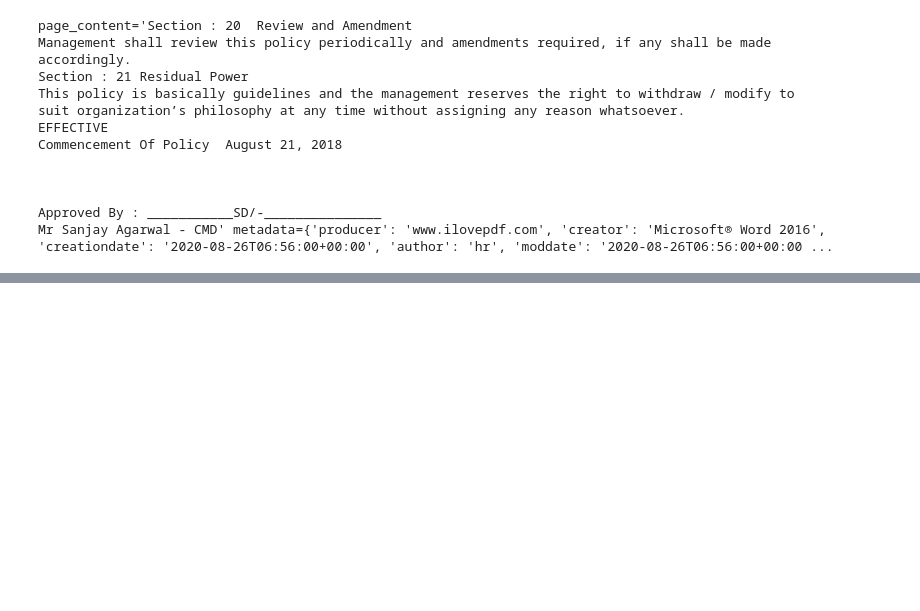
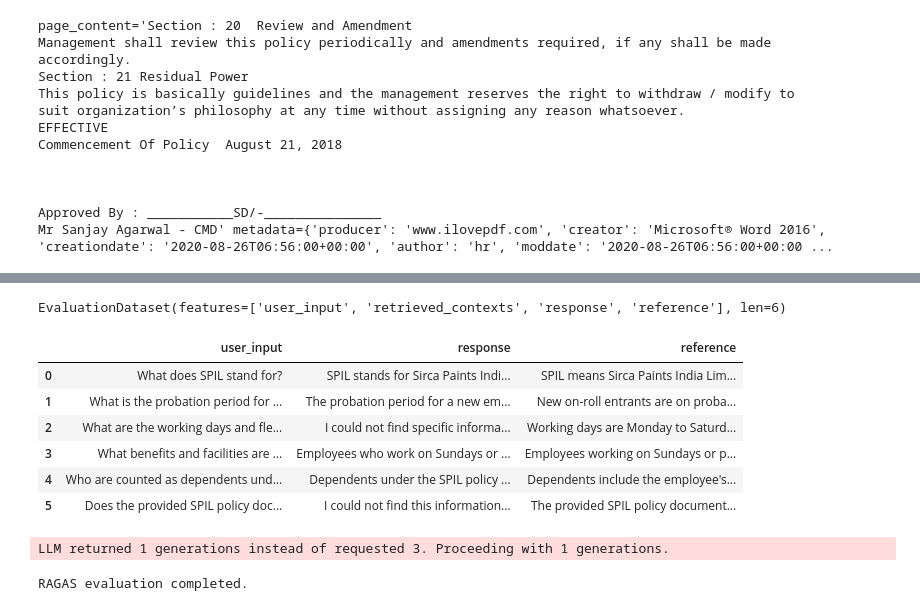
Before and after one commit to ingledarshan/Walmart-IN-21-25-September-2026-GenAIForEngineeringManagers, a Jupyter notebook: Day3/3 RAG_system_using_LangChain_and_OpenAI.ipynb, the cells around one changed output, grey strips where cells are left out. Saved outputs shown, nothing was run; the diff lists cells and outputs as text; code cells hidden in the pictures; blank space fills up the shorter version.

```diff
--- a/Day3/3 RAG_system_using_LangChain_and_OpenAI.ipynb
+++ b/Day3/3 RAG_system_using_LangChain_and_OpenAI.ipynb
@@ -393,0 +583,15 @@ Mr Sanjay Agarwal - CMD' metadata={'producer': 'www.ilovepdf.com', 'creator': 'M
+# %%
+# Step 8: Function to ask questions based on the PDF content
+def ask_pdf_agent(query: str):
+    print(f"\nUser Query: {query}")
+    result = rag_chain.invoke({"query": query})
+    # print("=="*30)
+    # print(f"Entire Result: {result}")
+    # print(len(result["source_documents"]))
+    # print("=="*30)
+    print()
+    print("\nAnswer:")
+    print(result["result"])
+    print("\nRetrieved Passages:")
+    for doc in result["source_documents"]:
+        print("-->", doc.page_content.strip()[:200], "...")
@@ -393,0 +1205,38 @@ Mr Sanjay Agarwal - CMD' metadata={'producer': 'www.ilovepdf.com', 'creator': 'M
+# %%
+# Step 16: Convert the collected rows into a RAGAS EvaluationDataset
+ragas_dataset = EvaluationDataset.from_list(ragas_evaluation_rows)
+
+print(ragas_dataset)
+display(ragas_dataset.to_pandas()[["user_input", "response", "reference"]])
+# %% [output]
+EvaluationDataset(features=['user_input', 'retrieved_contexts', 'response', 'reference'], len=6)
+|  | user_input | response | reference |
+| 0 | What does SPIL stand for? | SPIL stands for Sirca Paints Indi... | SPIL means Sirca Paints India Lim... |
+| 1 | What is the probation period for ... | The probation period for a new em... | New on-roll entrants are on proba... |
+| 2 | What are the working days and fle... | I could not find specific informa... | Working days are Monday to Saturd... |
+| 3 | What benefits and facilities are ... | Employees who work on Sundays or ... | Employees working on Sundays or p... |
+| 4 | Who are counted as dependents und... | Dependents under the SPIL policy ... | Dependents include the employee's... |
+| 5 | Does the provided SPIL policy doc... | I could not find this information... | The provided SPIL policy document... |
+# %%
+# Step 17: Run RAGAS metrics
+ragas_metrics = [
+    faithfulness,
+    answer_relevancy,
+    context_precision,
+    context_recall,
+    answer_correctness,
+]
+
+ragas_result = evaluate(
+    ragas_dataset,
+    metrics=ragas_metrics,
+    llm=llm,
+    embeddings=embeddings,
+    raise_exceptions=False,
+    show_progress=True,
+)
+
+print("RAGAS evaluation completed.")
+# %% [output]
+LLM returned 1 generations instead of requested 3. Proceeding with 1 generations.
+RAGAS evaluation completed.
```
Also changed, not shown: parts of 31 cells of this notebook.
